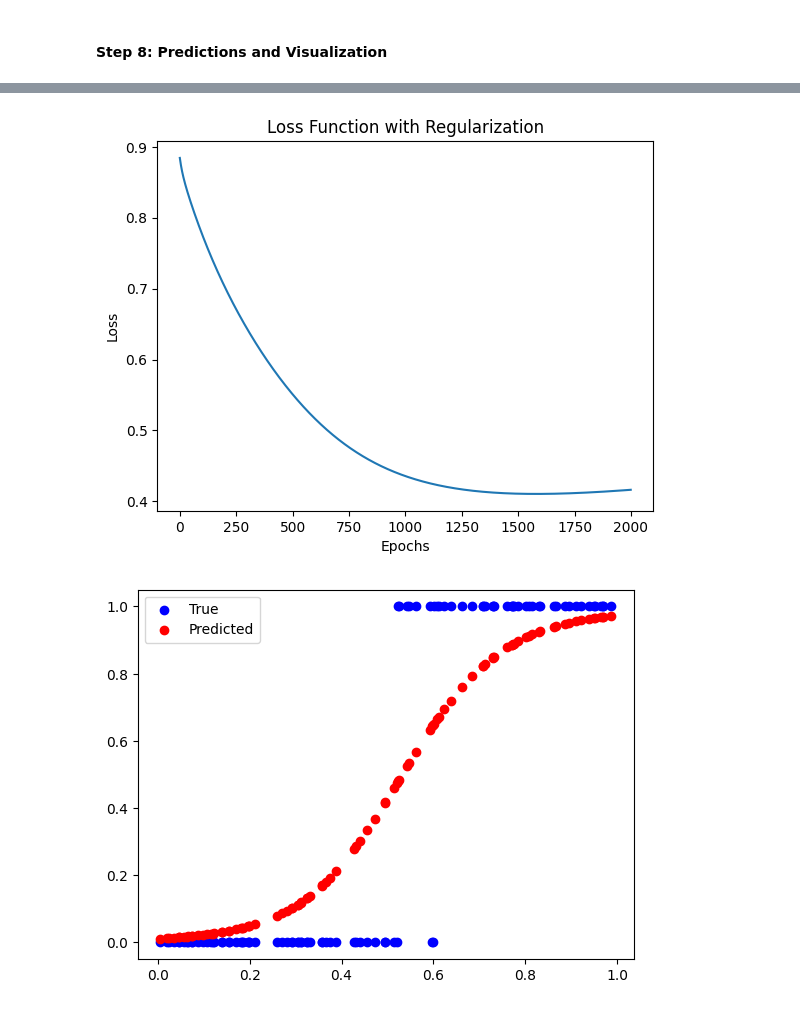
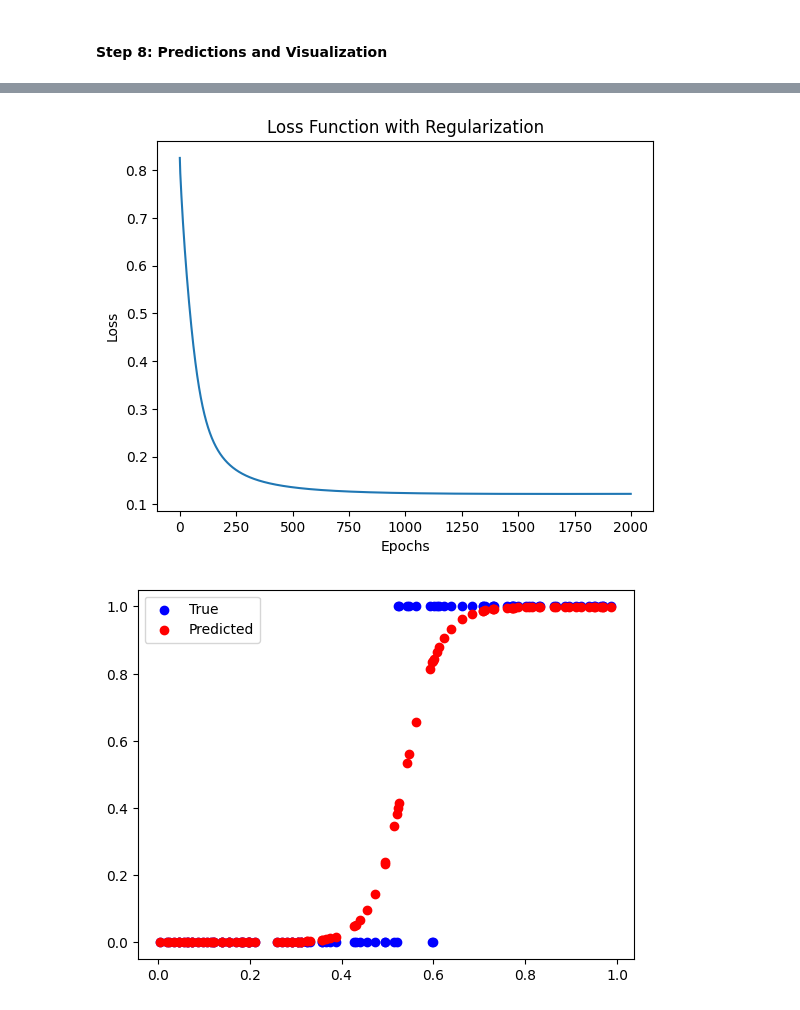
Before and after one commit to Ashutosh-Mishra21/Machine_Learning, a Jupyter notebook: NeuralNetworkScratch/Scratch.ipynb, the cells around one changed output, grey strips where cells are left out. Cells and saved outputs as stored; diff of their text form; code cells hidden in the pictures.

Commit message:
Updated the sigmoid activation function, changes in regularization strength and learning rate which result in better prediction and convergance

```diff
--- a/NeuralNetworkScratch/Scratch.ipynb
+++ b/NeuralNetworkScratch/Scratch.ipynb
@@ -86,7 +86,7 @@ def train(X, y, layer_sizes, epochs, learning_rate):
         gradients_w, gradients_b = backward(y, activations, z_values, weights, biases)
         update_parameters(weights, biases, gradients_w, gradients_b, learning_rate)
 
-        if epoch % 50 == 0:
+        if epoch % 200 == 0:
             print(f'Epoch {epoch}/{epochs} - Loss: {loss}')
 
     return weights, biases, loss_history
@@ -237,7 +222,7 @@ def train(X, y, layer_sizes, epochs, learning_rate, lambda_reg):
         gradients_w, gradients_b = backward(y, activations, z_values, weights)
         update_parameters(weights, biases, gradients_w, gradients_b, learning_rate)
 
-        if epoch % 100 == 0:
+        if epoch % 200 == 0:
             print(f'Epoch {epoch}/{epochs} - Loss: {loss}')
 
     return weights, biases, loss_history
@@ -254,11 +239,11 @@ X = np.random.rand(100, 1)
 y = (3 * X + np.random.randn(100, 1) * 0.2 > 1.5).astype(int)
 
 # Set regularization strength
-lambda_reg = 0.003  # Adjust this value as needed
+lambda_reg = 0.0001  # Adjust this value as needed
 
 # Train the network with regularization
 layer_sizes = [1, 10, 1]
-weights, biases, loss_history = train(X, y, layer_sizes, epochs=2000, learning_rate=0.05, lambda_reg=lambda_reg)
+weights, biases, loss_history = train(X, y, layer_sizes, epochs=2000, learning_rate=0.5, lambda_reg=lambda_reg)
 
 # Plot the loss
 plt.plot(range(len(loss_history)), loss_history)
@@ -298,2 +273,2 @@ Epoch 1900/2000 - Loss: 0.41417132661196776
-[figure, old version]
+[figure, new version]
-[figure, old version]
+[figure, new version]
```
Also changed, not shown: parts of 2 cells of this notebook.
